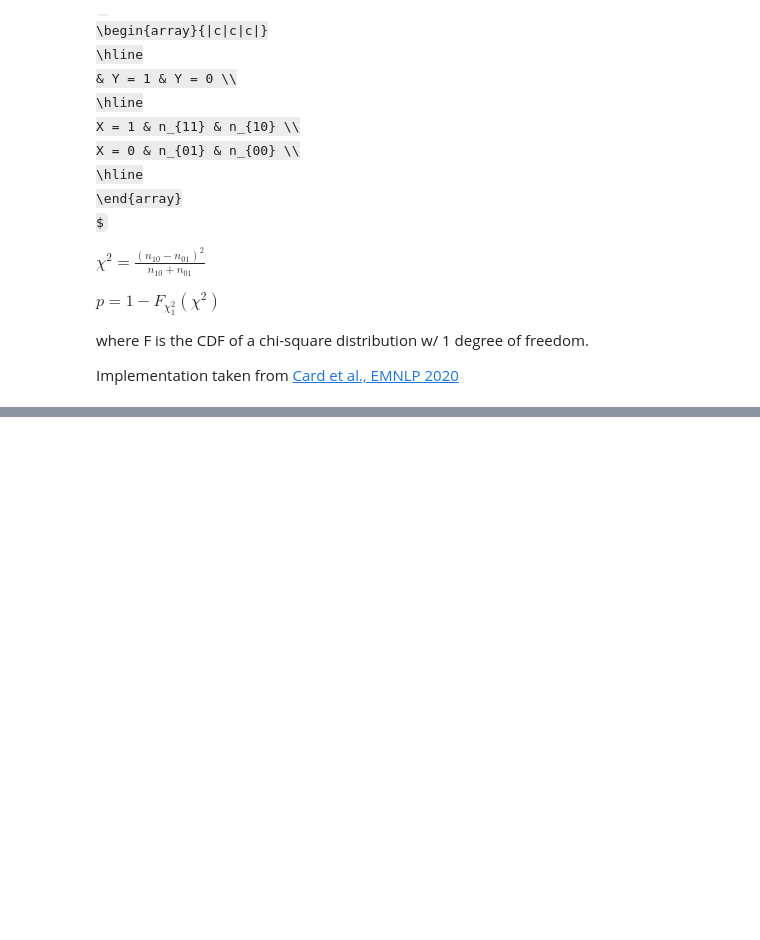
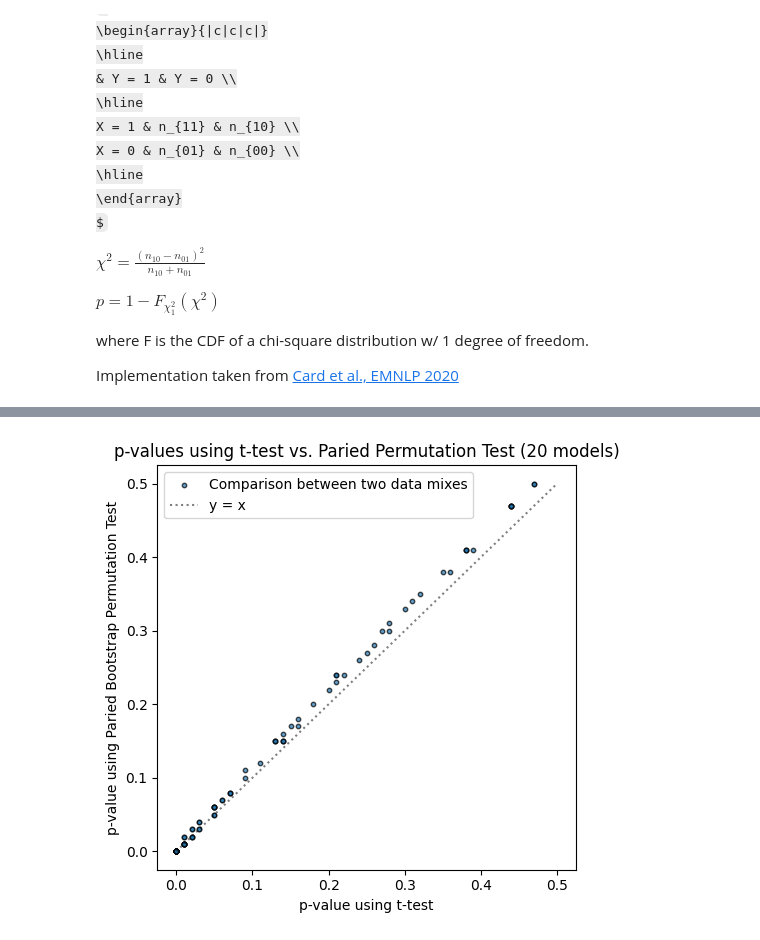
Before and after one commit to davidheineman/new-evals, a Jupyter notebook: analysis/notebooks/variance.ipynb, the cells around one changed output, grey strips where cells are left out. Drawn from its saved outputs; the diff is of its cells as text; code cells hidden in the pictures; some formulas as TeX source; blank space fills up the shorter version.

```diff
--- a/analysis/notebooks/variance.ipynb
+++ b/analysis/notebooks/variance.ipynb
@@ -400,0 +437,26 @@ plt.show()
+# %%
+fig, ax = plt.subplots(figsize=(5, 5))
+ax.scatter(
+    rounded_t_test_upper,
+    rounded_bootstrap_upper,
+    alpha=0.7,
+    edgecolors="k",
+    s=10,
+    label="Comparison between two data mixes",
+)
+
+min_bound = min(min(rounded_t_test_upper), min(rounded_bootstrap_upper))
+max_bound = max(max(rounded_t_test_upper), max(rounded_bootstrap_upper))
+
+ax.plot(
+    [0, 0.5], [0, 0.5], linestyle="dotted", color="black", alpha=0.5, label="y = x"
+)
+
+ax.set_title("p-values using t-test vs. Paried Permutation Test (20 models)")
+ax.set_xlabel("p-value using t-test")
+ax.set_ylabel("p-value using Paried Bootstrap Permutation Test")
+ax.legend()
+plt.tight_layout()
+plt.show()
+# %% [output]
+[figure, added]
```
Also changed, not shown: parts of 7 cells of this notebook, 6 other files.
